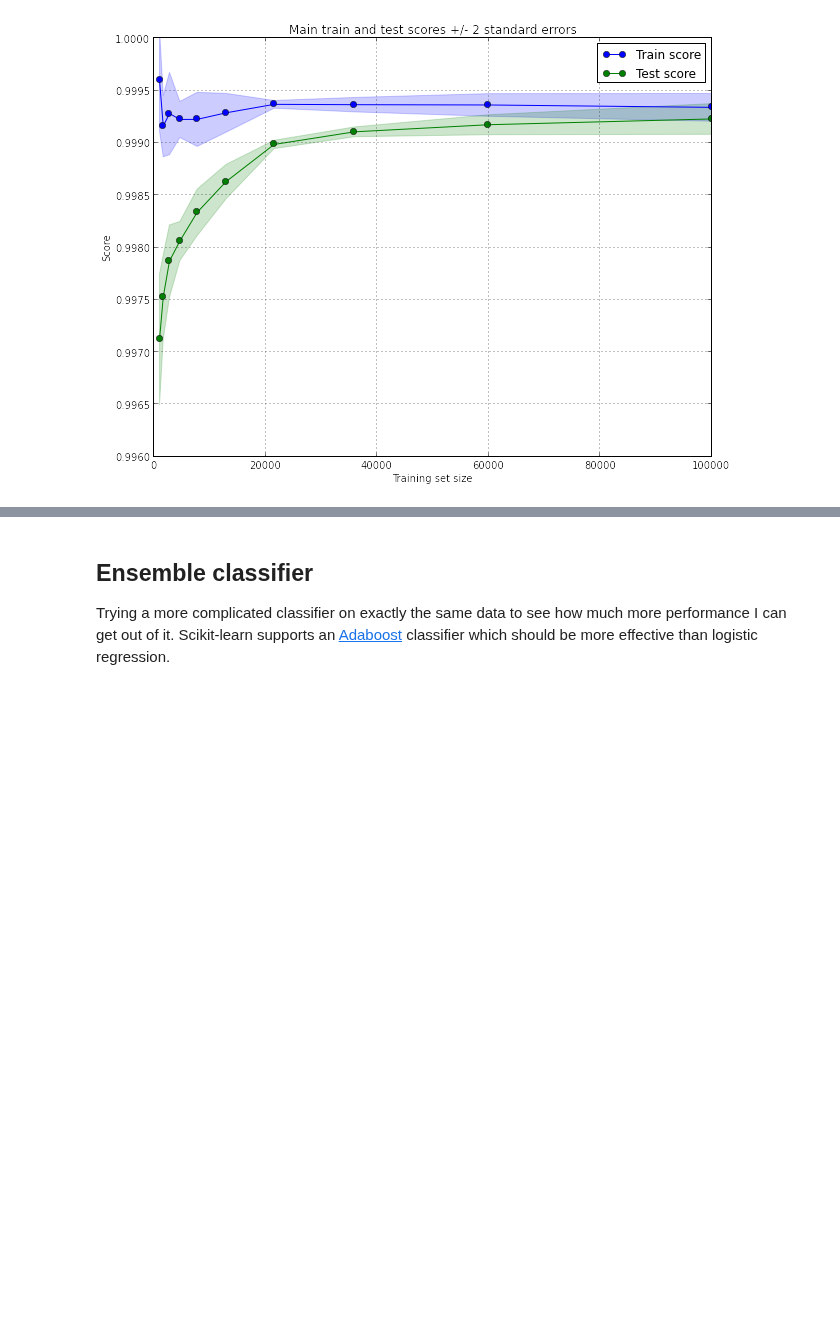
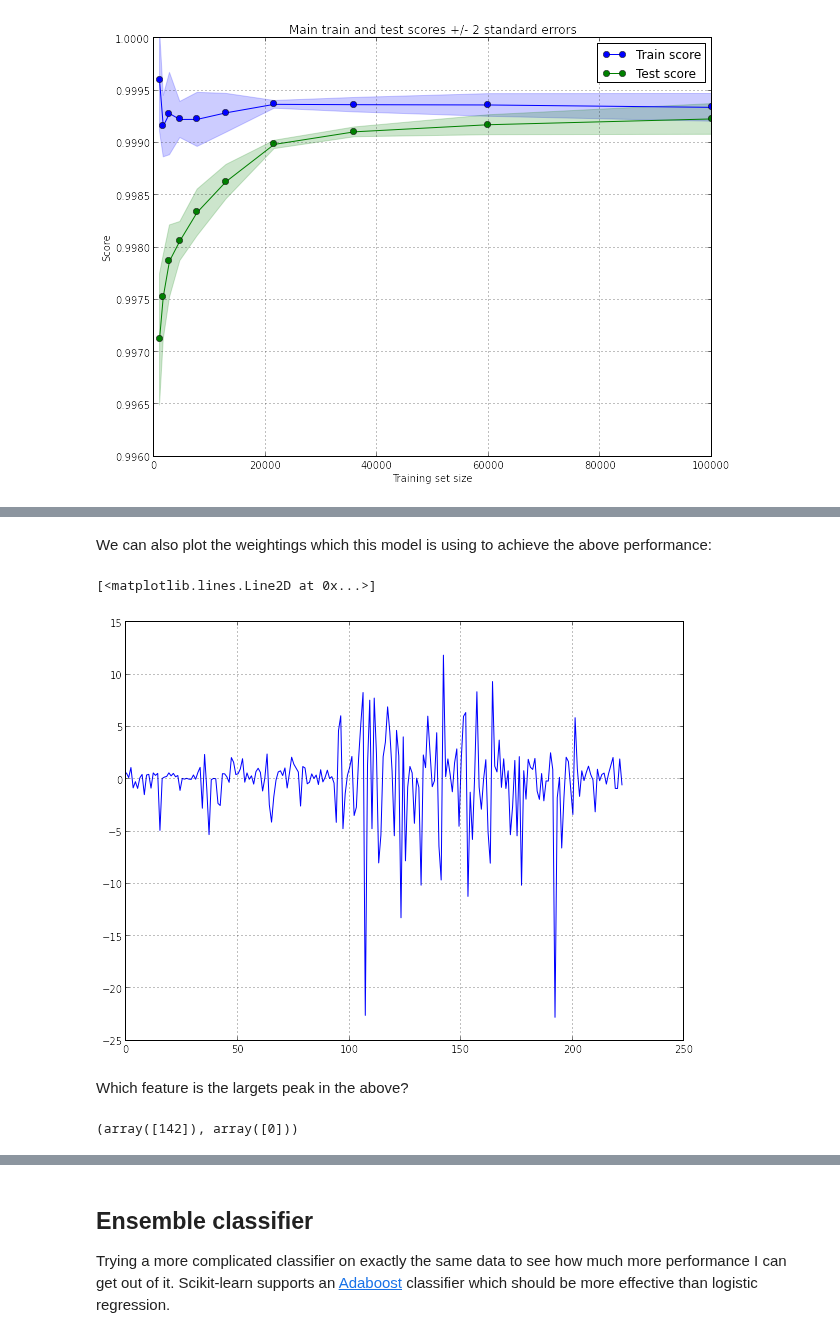
Before and after one commit to gngdb/opencast-bio, a Jupyter notebook: notebooks/Classifier Training.ipynb, the cells around one changed output, grey strips where cells are left out. Cells and saved outputs as stored; diff of their text form; code cells hidden in the pictures; blank space fills up the shorter version.

```diff
--- a/notebooks/Classifier Training.ipynb
+++ b/notebooks/Classifier Training.ipynb
@@ -479,0 +513,15 @@ This will be fixed in later versions.
+# %% [markdown]
+We can also plot the weightings which this model is using to achieve the above performance:
+# %%
+classifier.set_params(C=1000)
+classifier.fit(scaler.transform(Xplot[train]),yplot[train])
+plot(classifier.coef_.T)
+# %% [output]
+[<matplotlib.lines.Line2D at 0x...>]
+[figure, added]
+# %% [markdown]
+Which feature is the largets peak in the above?
+# %%
+where(classifier.coef_.T==amax(classifier.coef_))
+# %% [output]
+(array([142]), array([0]))
```
Also changed, not shown: parts of 21 cells of this notebook.
